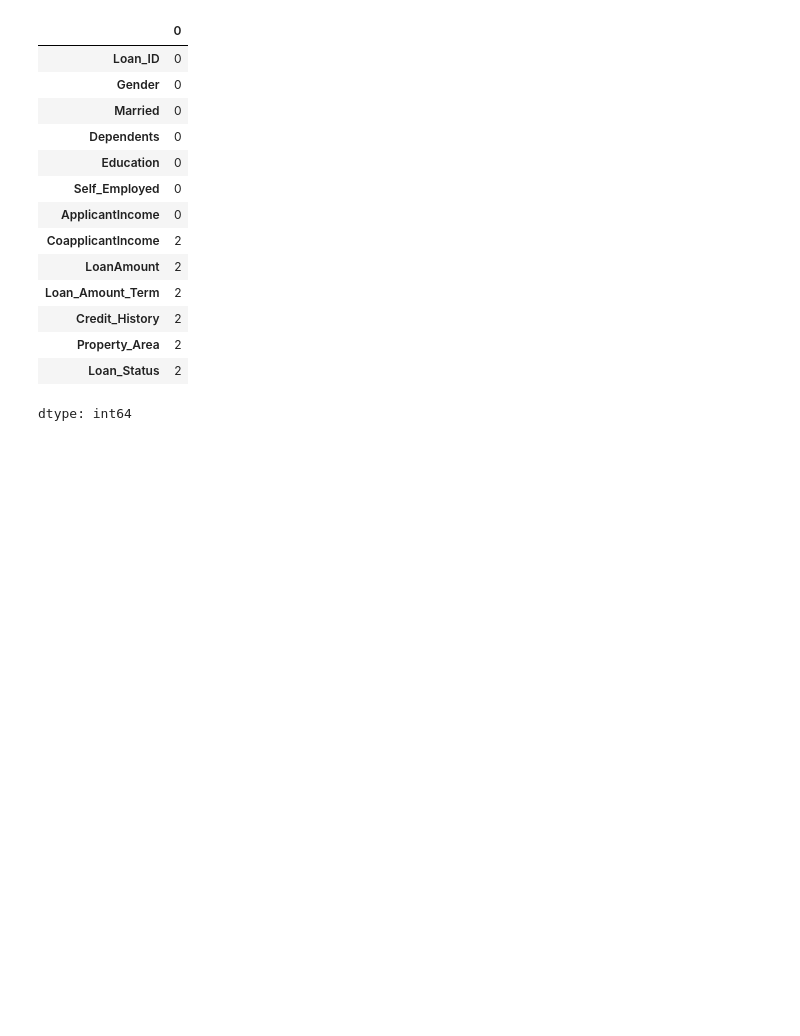
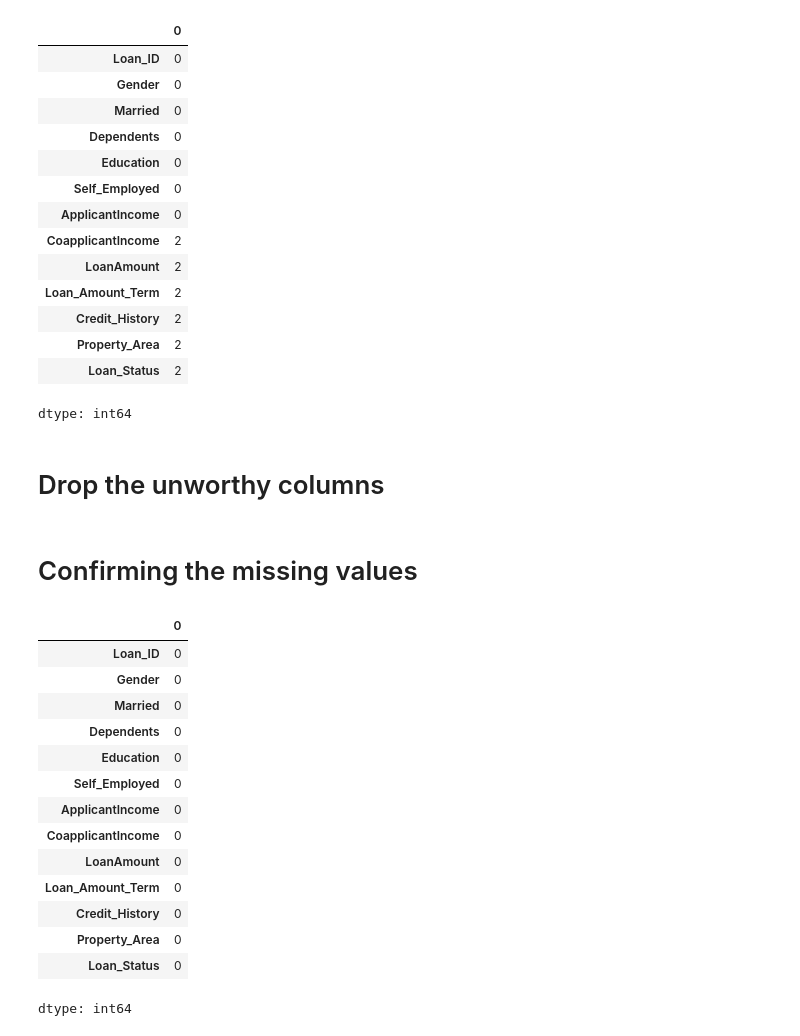
Before and after one commit to Mainabryan/loan-approval-prediction-logistic-regressio, a Jupyter notebook: Loan_Approval_predictor(logistic_regression).ipynb, the cells around one changed output. Cells and saved outputs as stored; diff of their text form; code cells hidden in the pictures; blank space fills up the shorter version.

```diff
--- a/Loan_Approval_predictor(logistic_regression).ipynb
+++ b/Loan_Approval_predictor(logistic_regression).ipynb
@@ -68,3 +68,5 @@ data['LoanAmount'] = data['LoanAmount'].fillna(data['LoanAmount'].median())
 data['Loan_Amount_Term'] = data['Loan_Amount_Term'].fillna(data['Loan_Amount_Term'].mode()[0])
 data['Credit_History'] = data['Credit_History'].fillna(data['Credit_History'].mode()[0])
 data['Property_Area'] = data['Property_Area'].fillna(data['Property_Area'].mode()[0])
+# %% [markdown]
+# Drop the unworthy columns
@@ -70,0 +75,20 @@ data['Property_Area'] = data['Property_Area'].fillna(data['Property_Area'].mode(
+# %% [markdown]
+# Confirming the missing values
+# %%
+data.isnull().sum()
+# %% [output]
+|  | 0 |
+| Loan_ID | 0 |
+| Gender | 0 |
+| Married | 0 |
+| Dependents | 0 |
+| Education | 0 |
+| Self_Employed | 0 |
+| ApplicantIncome | 0 |
+| CoapplicantIncome | 0 |
+| LoanAmount | 0 |
+| Loan_Amount_Term | 0 |
+| Credit_History | 0 |
+| Property_Area | 0 |
+| Loan_Status | 0 |
+dtype: int64
```
Also changed, not shown: parts of 8 cells of this notebook.
